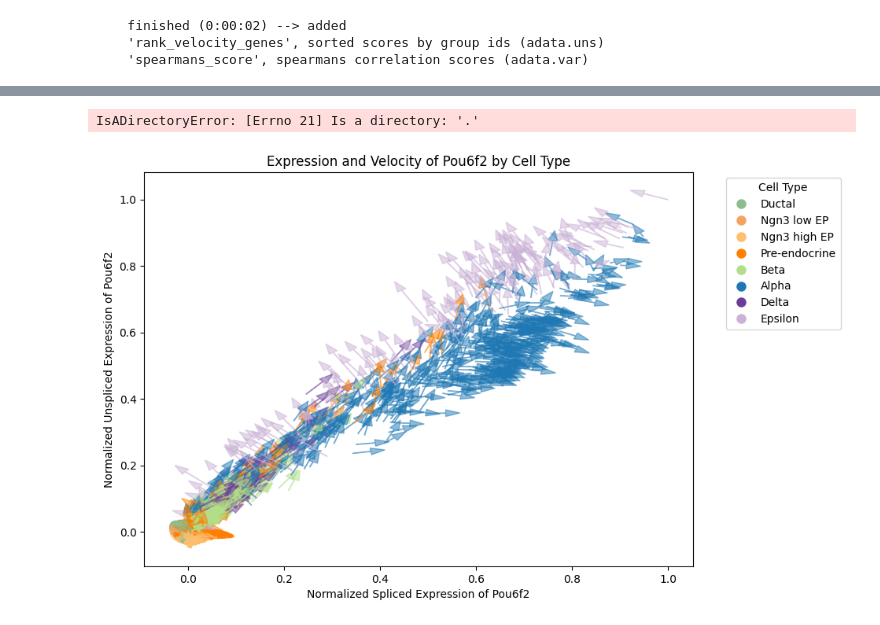
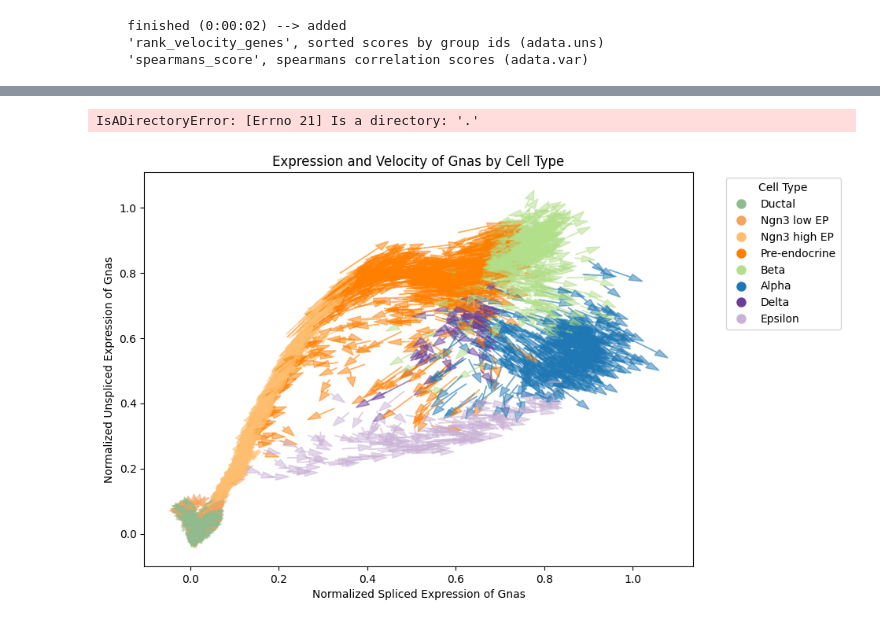
Before and after one commit to leonardogolinelli/VeloFormer, a Jupyter notebook: run_with_geodesic_preprocessing.ipynb, the cells around one changed output, grey strips where cells are left out. Drawn from its saved outputs; the diff is of its cells as text; code cells hidden in the pictures.

```diff
--- a/run_with_geodesic_preprocessing.ipynb
+++ b/run_with_geodesic_preprocessing.ipynb
@@ -24,8 +24,8 @@ from scipy.sparse.csgraph import dijkstra
 # Setup configuration
 latent_dim = 64  # Latent dimension size, can be adjusted
 hidden_dim = 512  # Hidden dimension size for the encoder and decoder
-batch_size = 12  # Batch size for training
-epochs = 10  # Number of epochs for training
+batch_size = 24  # Batch size for training
+epochs = 100  # Number of epochs for training
 learning_rate = 1e-4  # Learning rate for the optimizer
 lambda1 = 1e-1  # Weight for heuristic loss
 lambda2 = 1 # Weight for discrepancy loss
@@ -441,9 +441,9 @@ pd.DataFrame(adata.uns["rank_velocity_genes"]["names"])
 100 rows × 8 columns
 # %%
-plot_phase_plane(adata, "Pou6f2", dataset_name, 11, u_scale=0.1, s_scale=0.1, cell_type_key=cell_type_key)
+plot_phase_plane(adata, "Gnas", dataset_name, 11, u_scale=0.1, s_scale=0.1, cell_type_key=cell_type_key)
 # %% [output]
 IsADirectoryError: [Errno 21] Is a directory: '.'
-[figure, old version]
+[figure, new version]
 # %%
 adata.obs
 # %%
```
Also changed, not shown: parts of 4 cells of this notebook, 1 other file.
